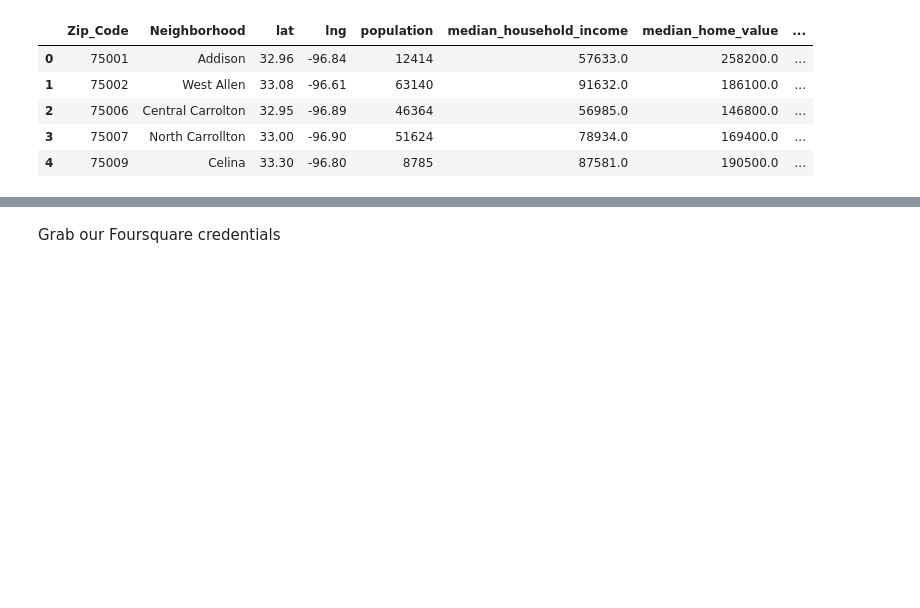
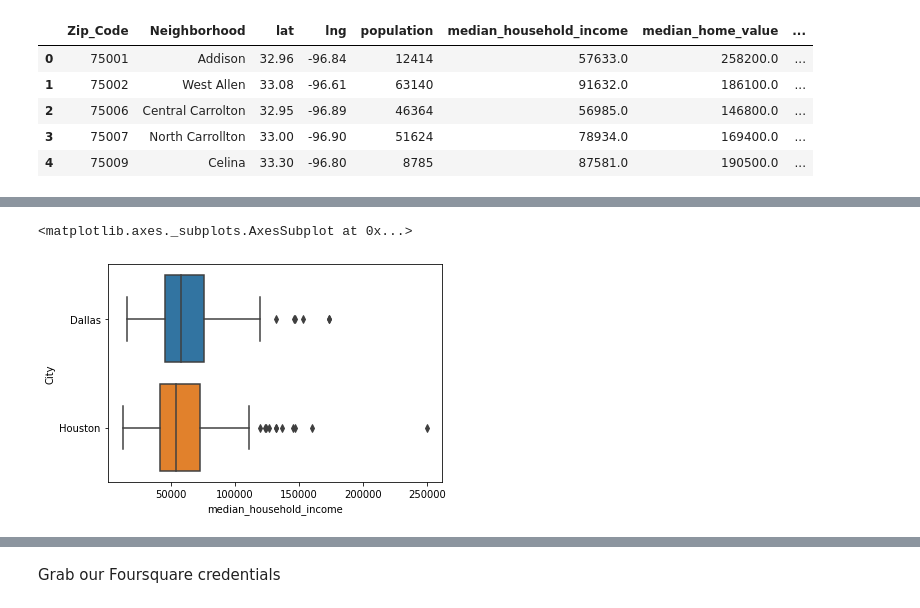
Before and after one commit to joshmiller32/Coursera_Capstone, a Jupyter notebook: finding_similiar_neighborhoods.ipynb, the cells around one changed output, grey strips where cells are left out. Saved outputs shown, nothing was run; the diff lists cells and outputs as text; code cells hidden in the pictures; blank space fills up the shorter version.

```diff
--- a/finding_similiar_neighborhoods.ipynb
+++ b/finding_similiar_neighborhoods.ipynb
@@ -885,0 +914,5 @@ houston_df.to_csv('./Data/houston_demographics.csv', index = False)
+# %%
+sns.boxplot(x = 'median_household_income', y = 'City', data = merged_df)
+# %% [output]
+<matplotlib.axes._subplots.AxesSubplot at 0x...>
+[figure, added]
```
Also changed, not shown: parts of 39 cells of this notebook, 12 other files.
